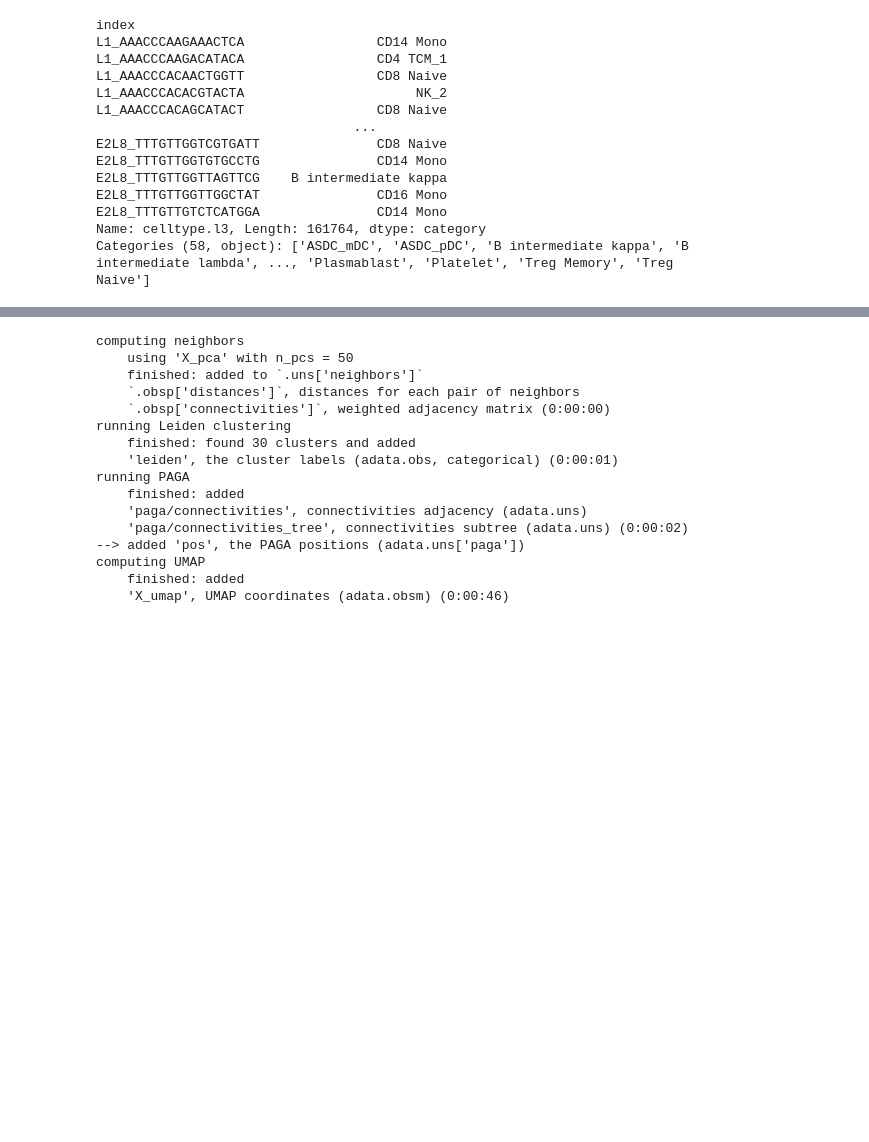
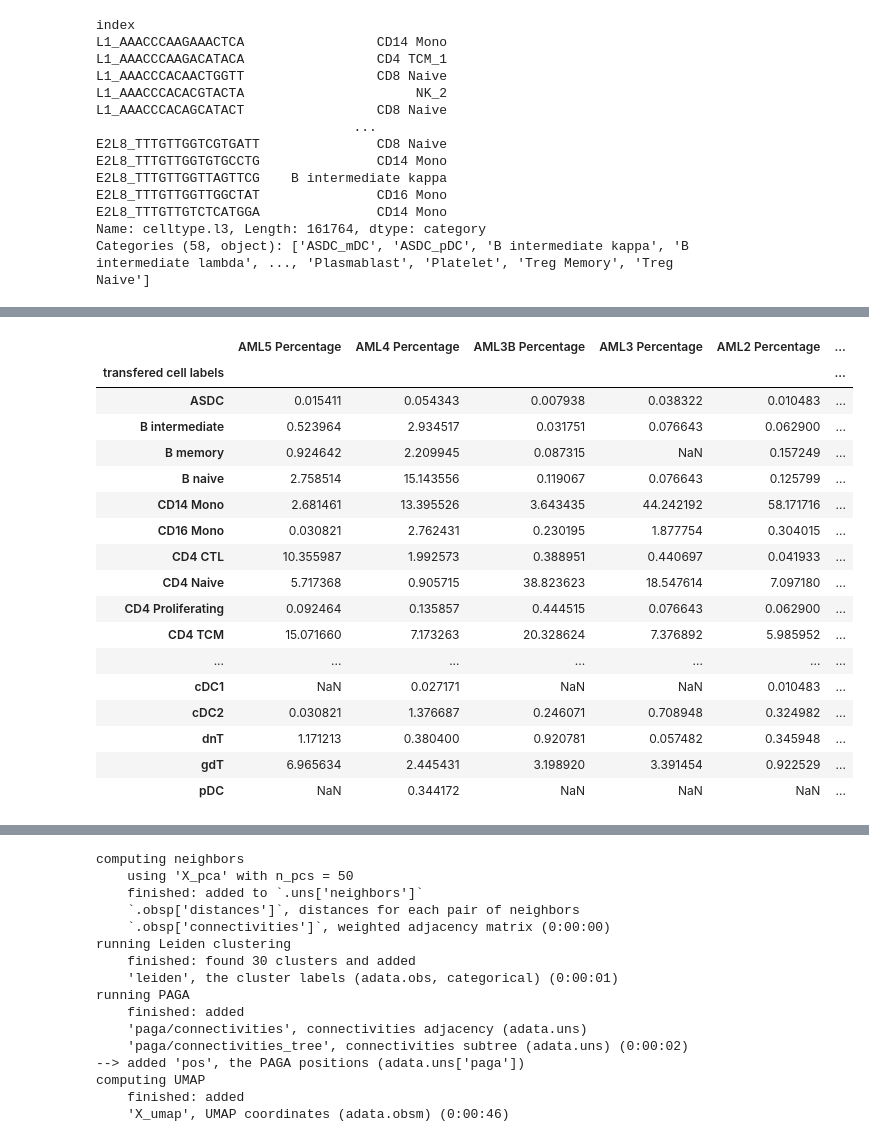
Before and after one commit to SreeSatyaGit/GenoToPheno, a Jupyter notebook: Notebooks/SCRNA_to_Protein_Predict.ipynb, the cells around one changed output, grey strips where cells are left out. Drawn from its saved outputs; the diff is of its cells as text; code cells hidden in the pictures; blank space fills up the shorter version.

```diff
--- a/Notebooks/SCRNA_to_Protein_Predict.ipynb
+++ b/Notebooks/SCRNA_to_Protein_Predict.ipynb
@@ -285,2 +270,8 @@ imputed_AML_protein_embedding.write("imputed_AML_GSM5320_protein_embedding.h5ad"
 # %%
 imputed_Healthy_PBMC_protein = read_h5ad("imputed_Healthy_PBMC_Protein_Patient.h5ad")
+imputed_AML_protein = read_h5ad("imputed_PBMC_Protein_AML_Patient.h5ad")
+imputed_PBMC_AML2_protein = read_h5ad("imputed_PBMC_AML2_protein.h5ad")
+imputed_PBMC_AML3_protein = read_h5ad("imputed_PBMC_AML3_protein.h5ad")
+imputed_PBMC_AML3B_protein = read_h5ad("imputed_PBMC_AML3B_protein.h5ad")
+imputed_PBMC_AML4_protein = read_h5ad("imputed_PBMC_AML4_protein.h5ad")
+imputed_PBMC_AML5_protein = read_h5ad("imputed_PBMC_AML5_protein.h5ad")
@@ -318,7 +278,47 @@ Name: count, dtype: int64
-# %%
-imputed_AML_protein = sc.read_h5ad("imputed_PBMC_Protein_AML_Patient.h5ad")
 # %%
-imputed_AML_protein.obs['transfered cell labels']
-cell_counts_aml = imputed_AML_protein.obs['transfered cell labels'].value_counts()
-print(cell_counts_aml)
+cell_counts_healthy = imputed_Healthy_PBMC_protein.obs['transfered cell labels'].value_counts()
+cell_counts_aml1 = imputed_AML_protein.obs['transfered cell labels'].value_counts()
+cell_counts_aml2 = imputed_PBMC_AML2_protein.obs['transfered cell labels'].value_counts()
+cell_counts_aml3 = imputed_PBMC_AML3_protein.obs['transfered cell labels'].value_counts()
+cell_counts_aml3B = imputed_PBMC_AML3B_protein.obs['transfered cell labels'].value_counts()
+cell_counts_aml4 = imputed_PBMC_AML4_protein.obs['transfered cell labels'].value_counts()
+cell_counts_aml5 = imputed_PBMC_AML5_protein.obs['transfered cell labels'].value_counts()
+# Create DataFrames for AML and Healthy counts
+cell_counts_aml1 = pd.Series(cell_counts_aml1)
+cell_counts_aml2 = pd.Series(cell_counts_aml2)
+cell_counts_aml3 = pd.Series(cell_counts_aml3)
+cell_counts_aml3B = pd.Series(cell_counts_aml3B)
+cell_counts_aml4 = pd.Series(cell_counts_aml4)
+cell_counts_aml5 = pd.Series(cell_counts_aml5)
+cell_counts_healthy = pd.Series(cell_counts_healthy)
+
+# Total cells
+total_cells_aml1 = cell_counts_aml1.sum()
+total_cells_aml2 = cell_counts_aml2.sum()
+total_cells_aml3 = cell_counts_aml3.sum()
+total_cells_aml3B = cell_counts_aml3B.sum()
+total_cells_aml4 = cell_counts_aml4.sum()
+total_cells_aml5 = cell_counts_aml5.sum()
+total_cells_healthy = cell_counts_healthy.sum()
+
+# Calculate percentages
+cell_percentage_aml1 = (cell_counts_aml1 / total_cells_aml1) * 100
+cell_percentage_aml2 = (cell_counts_aml2 / total_cells_aml2) * 100
+cell_percentage_aml3 = (cell_counts_aml3 / total_cells_aml3) * 100
+cell_percentage_aml3B = (cell_counts_aml3B / total_cells_aml3B) * 100
+cell_percentage_aml4 = (cell_counts_aml4 / total_cells_aml4) * 100
+cell_percentage_aml5 = (cell_counts_aml5 / total_cells_aml5) * 100
+cell_percentage_healthy = (cell_counts_healthy / total_cells_healthy) * 100
+
+# Combine both into a DataFrame to display side by side
+comparison_df = pd.DataFrame({
+    'AML5 Percentage': cell_percentage_aml5,
+    'AML4 Percentage': cell_percentage_aml4,
+    'AML3B Percentage': cell_percentage_aml3B,
+    'AML3 Percentage': cell_percentage_aml3,
+    'AML2 Percentage': cell_percentage_aml2,
+    'AML1 Percentage': cell_percentage_aml1,
+    'Healthy Percentage': cell_percentage_healthy
+})
+comparison_df
 # %% [output]
@@ -341,0 +325,18 @@ Name: count, dtype: int64
+|  | AML5 Percentage | AML4 Percentage | AML3B Percentage | AML3 Percentage | AML2 Percentage | ... |
+| transfered cell labels |  |  |  |  |  | ... |
+| ASDC | 0.015411 | 0.054343 | 0.007938 | 0.038322 | 0.010483 | ... |
+| B intermediate | 0.523964 | 2.934517 | 0.031751 | 0.076643 | 0.062900 | ... |
+| B memory | 0.924642 | 2.209945 | 0.087315 | NaN | 0.157249 | ... |
+| B naive | 2.758514 | 15.143556 | 0.119067 | 0.076643 | 0.125799 | ... |
+| CD14 Mono | 2.681461 | 13.395526 | 3.643435 | 44.242192 | 58.171716 | ... |
+| CD16 Mono | 0.030821 | 2.762431 | 0.230195 | 1.877754 | 0.304015 | ... |
+| CD4 CTL | 10.355987 | 1.992573 | 0.388951 | 0.440697 | 0.041933 | ... |
+| CD4 Naive | 5.717368 | 0.905715 | 38.823623 | 18.547614 | 7.097180 | ... |
+| CD4 Proliferating | 0.092464 | 0.135857 | 0.444515 | 0.076643 | 0.062900 | ... |
+| CD4 TCM | 15.071660 | 7.173263 | 20.328624 | 7.376892 | 5.985952 | ... |
+| ... | ... | ... | ... | ... | ... | ... |
+| cDC1 | NaN | 0.027171 | NaN | NaN | 0.010483 | ... |
+| cDC2 | 0.030821 | 1.376687 | 0.246071 | 0.708948 | 0.324982 | ... |
+| dnT | 1.171213 | 0.380400 | 0.920781 | 0.057482 | 0.345948 | ... |
+| gdT | 6.965634 | 2.445431 | 3.198920 | 3.391454 | 0.922529 | ... |
+| pDC | NaN | 0.344172 | NaN | NaN | NaN | ... |
```
Also changed, not shown: parts of 18 cells of this notebook, 5 other files.
